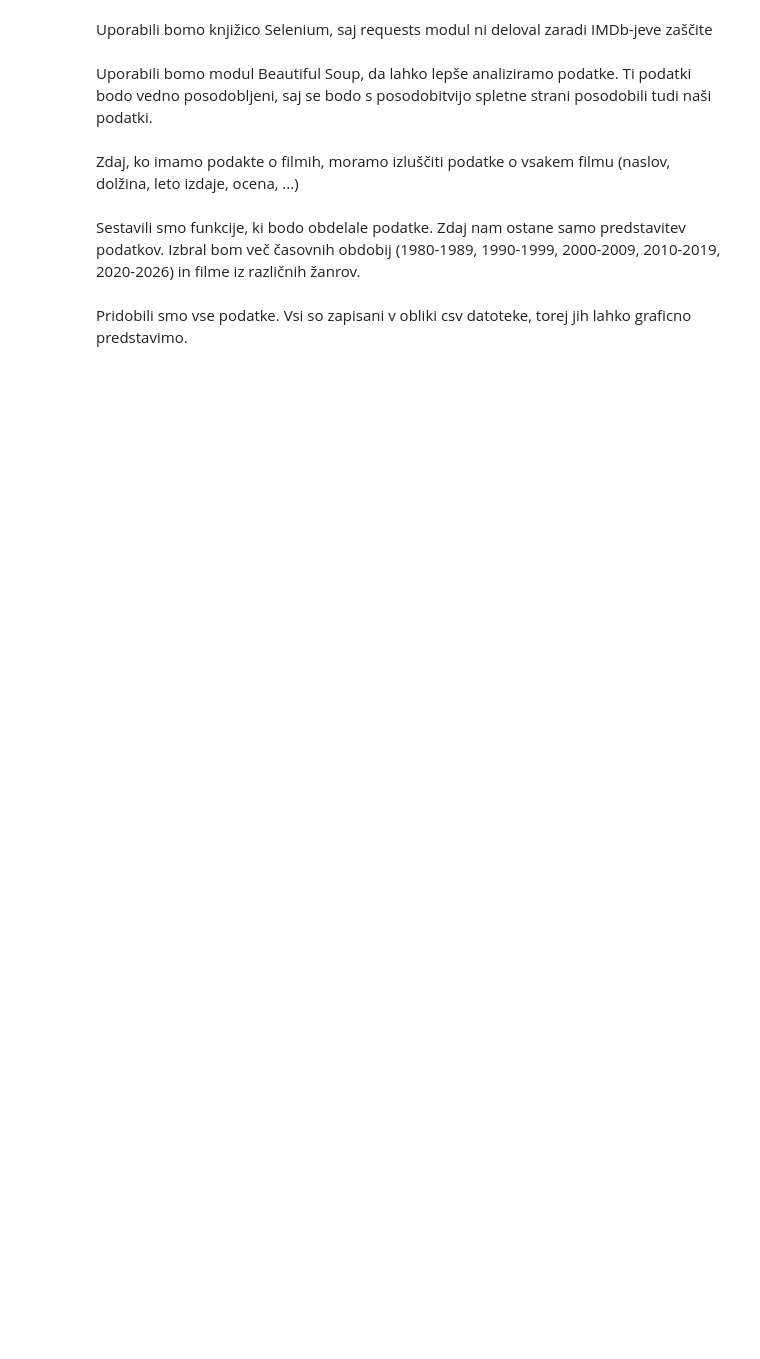
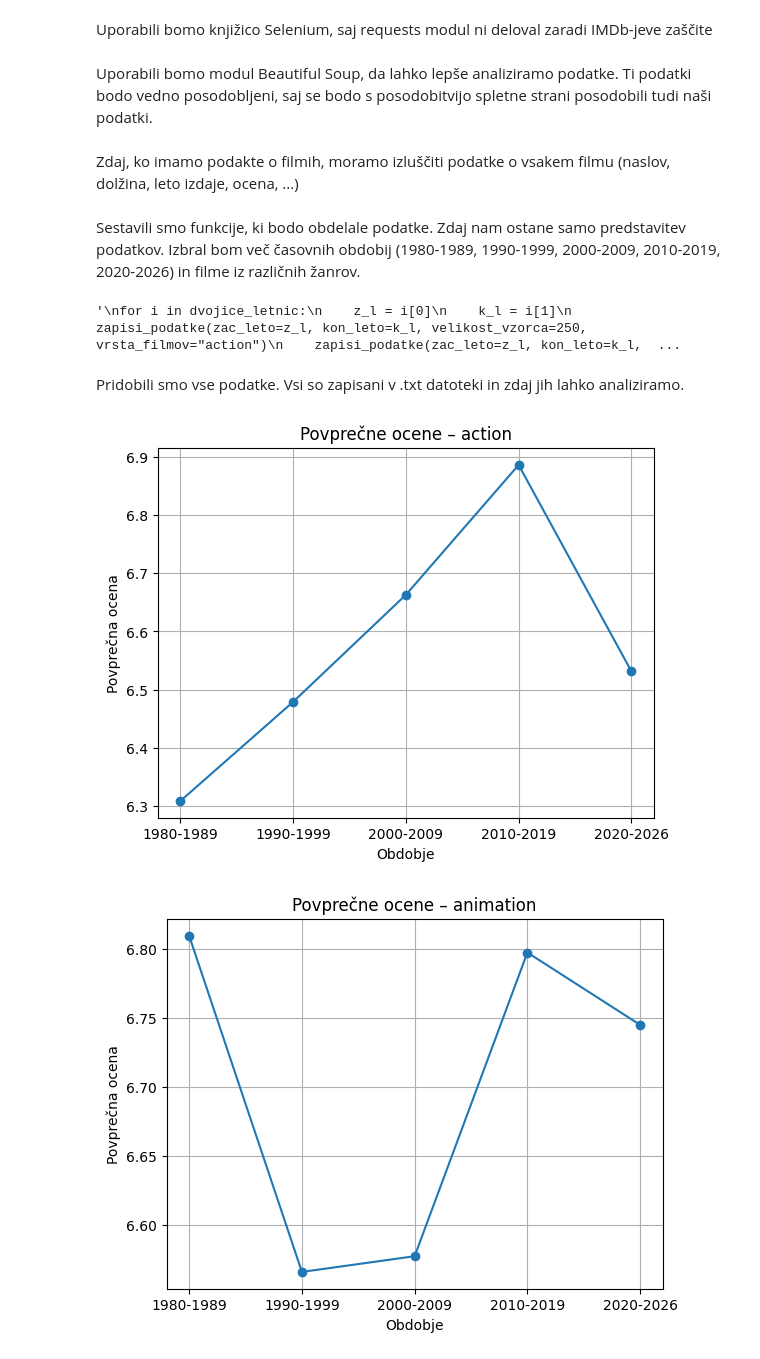
Before and after one commit to hrovatjan/projektna, a Jupyter notebook: main.ipynb, the cells around one changed output. Cells and saved outputs as stored; diff of their text form; code cells hidden in the pictures; blank space fills up the shorter version.

Commit message:
Narisal grafe za povprecne ocene

```diff
--- a/main.ipynb
+++ b/main.ipynb
@@ -105,6 +107,7 @@ Sestavili smo funkcije, ki bodo obdelale podatke. Zdaj nam ostane samo predstavi
 # %%
 dvojice_letnic = [(1980, 1989), (1990, 1999), (2000, 2009), (2010, 2019), (2020, 2026)]
 
+"""
 for i in dvojice_letnic:
     z_l = i[0]
     k_l = i[1]
@@ -115,5 +118,10 @@ for i in dvojice_letnic:
     zapisi_podatke(zac_leto=z_l, kon_leto=k_l, velikost_vzorca=250, vrsta_filmov="romance")
     zapisi_podatke(zac_leto=z_l, kon_leto=k_l, velikost_vzorca=250, vrsta_filmov="horror")
     zapisi_podatke(zac_leto=z_l, kon_leto=k_l, velikost_vzorca=250, vrsta_filmov="drama")
+"""
+
+# funkcija je zakomentirana, ker je že bila uporabljena
+# %% [output]
+'\nfor i in dvojice_letnic:\n    z_l = i[0]\n    k_l = i[1]\n    zapisi_podatke(zac_leto=z_l, kon_leto=k_l, velikost_vzorca=250, vrsta_filmov="action")\n    zapisi_podatke(zac_leto=z_l, kon_leto=k_l,  ...
 # %% [markdown]
-Pridobili smo vse podatke. Vsi so zapisani v obliki csv datoteke, torej jih lahko graficno predstavimo.
+Pridobili smo vse podatke. Vsi so zapisani v .txt datoteki in zdaj jih lahko analiziramo.
@@ -119,0 +168,33 @@ Pridobili smo vse podatke. Vsi so zapisani v obliki csv datoteke, torej jih lahk
+# %%
+zbrane_vrste_filmov = ["action", "animation", "comedy", "drama", "family", "horror", "romance"]
+ocene_filmov = []
+# povprečne ocene
+for vrsta in zbrane_vrste_filmov:
+    povprecne_ocene = []
+    obdobja = []
+    for k in dvojice_letnic:
+        z_l = k[0]
+        k_l = k[1]
+        obdobje_string = f"{z_l}-{k_l}"
+        a, b, c, d = ime_izid_trajanje_ocena(f"Filmi_{vrsta}_{z_l}-{k_l}.txt")
+        povprecne_ocene.append(statistics.mean(d))
+        obdobja.append(obdobje_string)
+
+    plt.plot(obdobja, povprecne_ocene, marker="o")
+    plt.title(f"Povprečne ocene – {vrsta}")
+    plt.xlabel("Obdobje")
+    plt.ylabel("Povprečna ocena")
+    plt.grid(True)
+    plt.show()
+    ocene_filmov.append(statistics.mean(povprecne_ocene))
+
+# povprečje od 1980-2026 glede na žanr
+plt.bar([z.title() for z in zbrane_vrste_filmov ], ocene_filmov, width=0.4)
+plt.ylim(5, 7.5)
+plt.title("Povprečne ocene po žanrih")
+plt.xlabel("Žanr")
+plt.ylabel("IMDb ocena")
+plt.show()
+# %% [output]
+[figure, added]
+[figure, added]
```
Also changed, not shown: parts of 7 cells of this notebook, 38 other files.
